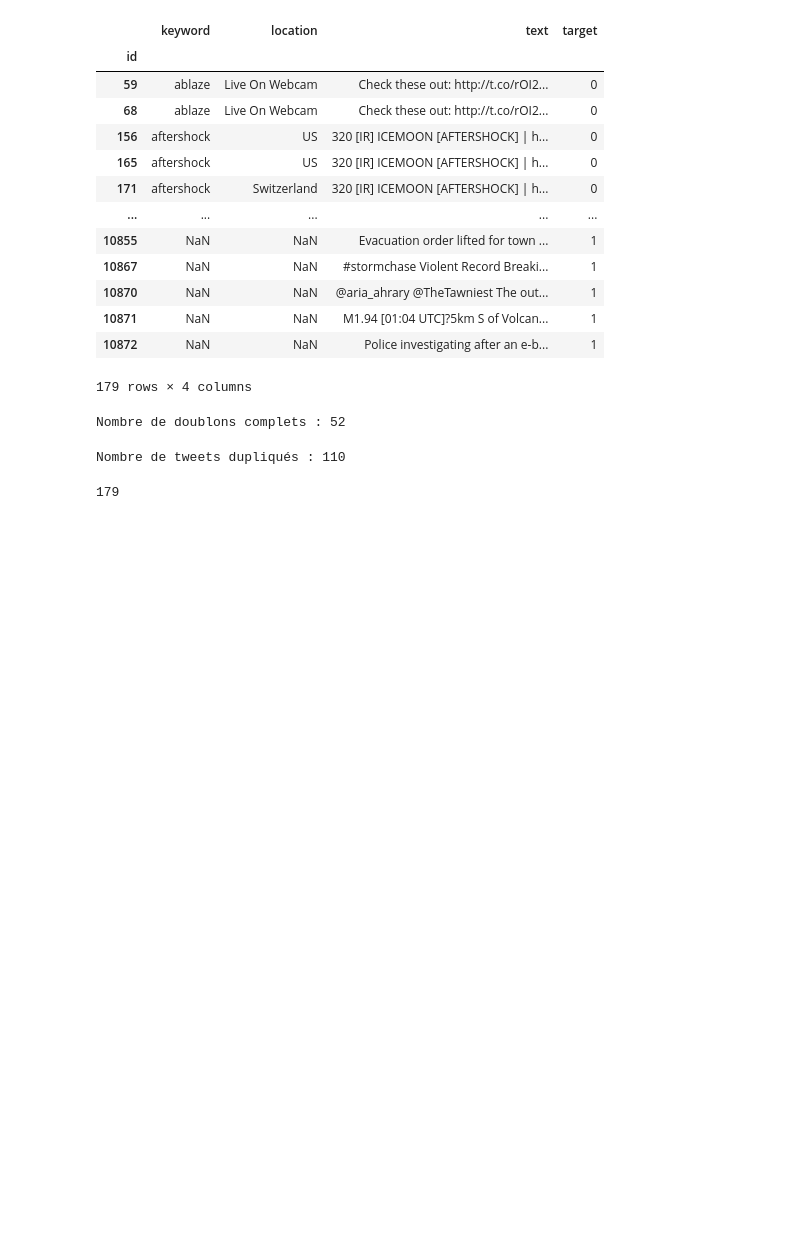
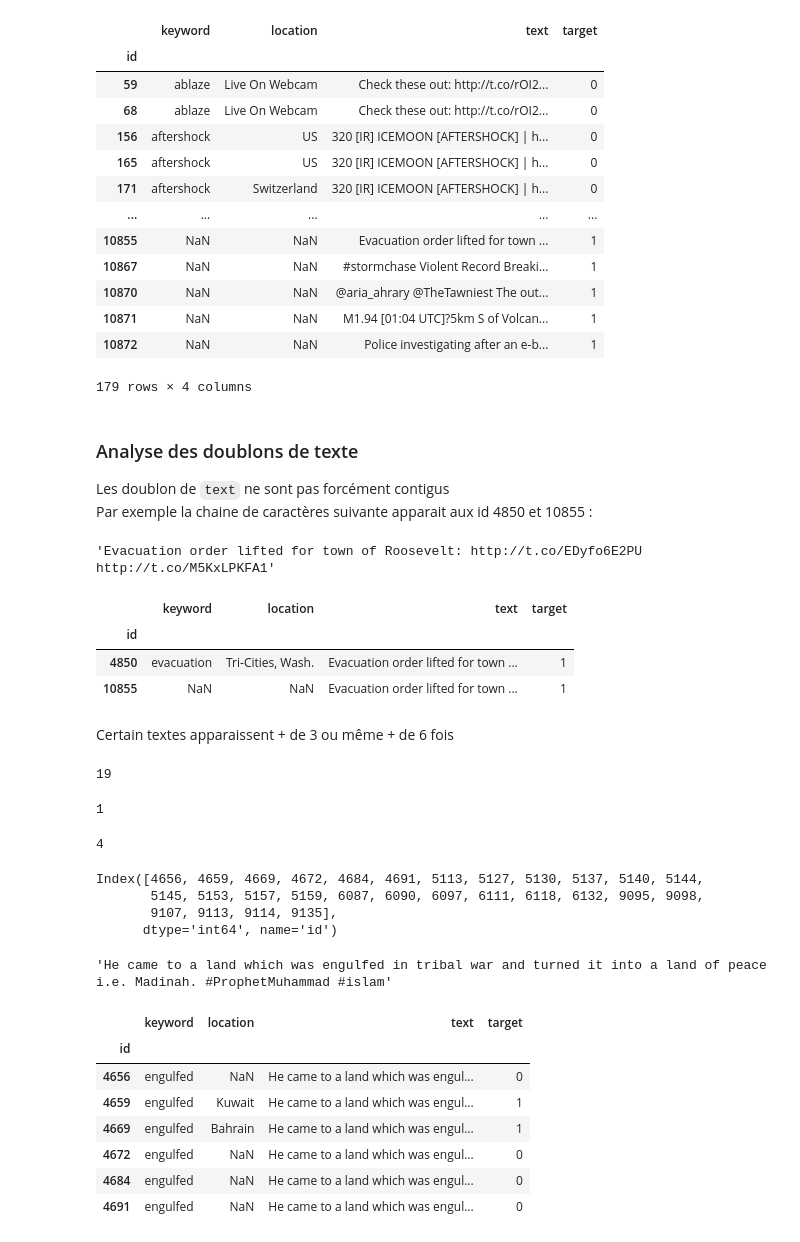
Before and after one commit to pierre-mazard/eye-of-emergency, a Jupyter notebook: notebooks/eye_of_emergency_analysis.ipynb, the cells around one changed output. Drawn from its saved outputs; the diff is of its cells as text; code cells hidden in the pictures; blank space fills up the shorter version.

```diff
--- a/notebooks/eye_of_emergency_analysis.ipynb
+++ b/notebooks/eye_of_emergency_analysis.ipynb
@@ -182,16 +192,65 @@ df[df['text'].duplicated(keep=False)]
 | 10871 | NaN | NaN | M1.94 [01:04 UTC]?5km S of Volcan... | 1 |
 | 10872 | NaN | NaN | Police investigating after an e-b... | 1 |
 179 rows × 4 columns
-# %%
-print(f"Nombre de doublons complets : {df.duplicated().sum()}")
-# %% [output]
-Nombre de doublons complets : 52
-# %%
-print(f"Nombre de tweets dupliqués : {df['text'].duplicated().sum()}")
-# %% [output]
-Nombre de tweets dupliqués : 110
-# %%
-# Compte les doublons de texte
-df['text'].value_counts()[lambda x: x > 1].sum()
-# %% [output]
-179
+# %% [markdown]
+### Analyse des doublons de texte
+
+Les doublon de `text` ne sont pas forcément contigus<br>
+Par exemple la chaine de caractères suivante apparait aux id 4850 et 10855 :
+# %%
+df.loc[10855,'text']
+# %% [output]
+'Evacuation order lifted for town of Roosevelt: http://t.co/EDyfo6E2PU http://t.co/M5KxLPKFA1'
+# %%
+df[df['text'] == 'Evacuation order lifted for town of Roosevelt: http://t.co/EDyfo6E2PU http://t.co/M5KxLPKFA1']
+# %% [output]
+|  | keyword | location | text | target |
+| id |  |  |  |  |
+| 4850 | evacuation | Tri-Cities, Wash. | Evacuation order lifted for town ... | 1 |
+| 10855 | NaN | NaN | Evacuation order lifted for town ... | 1 |
+# %% [markdown]
+Certain textes apparaissent + de 3 ou même + de 6 fois
+# %%
+# combien de textes apparaissent plus de 2 fois
+df['text'].value_counts()[lambda x: x > 2].shape[0]
+# %% [output]
+19
+# %%
+# combien de textes apparaissent plus de 6 fois
+df['text'].value_counts()[lambda x: x > 6].shape[0]
+# %% [output]
+1
+# %%
+# combien de textes apparaissent plus de 5 fois
+df['text'].value_counts()[lambda x: x > 5].shape[0]
+# %% [output]
+4
+# %%
+# Textes qui apparaissent plus de 5 fois
+texts_over_6 = df['text'].value_counts()[lambda x: x > 5].index
+
+# Filtrer les lignes correspondantes
+filtered_df = df[df['text'].isin(texts_over_6)]
+
+# Affiche les id des lignes correspondantes
+print(filtered_df.index)
+# %% [output]
+Index([4656, 4659, 4669, 4672, 4684, 4691, 5113, 5127, 5130, 5137, 5140, 5144,
+       5145, 5153, 5157, 5159, 6087, 6090, 6097, 6111, 6118, 6132, 9095, 9098,
+       9107, 9113, 9114, 9135],
+      dtype='int64', name='id')
+# %%
+df.loc[4656,'text']
+# %% [output]
+'He came to a land which was engulfed in tribal war and turned it into a land of peace i.e. Madinah. #ProphetMuhammad #islam'
+# %%
+df[df['text']=='He came to a land which was engulfed in tribal war and turned it into a land of peace i.e. Madinah. #ProphetMuhammad #islam']
+# %% [output]
+|  | keyword | location | text | target |
+| id |  |  |  |  |
+| 4656 | engulfed | NaN | He came to a land which was engul... | 0 |
+| 4659 | engulfed | Kuwait | He came to a land which was engul... | 1 |
+| 4669 | engulfed | Bahrain | He came to a land which was engul... | 1 |
+| 4672 | engulfed | NaN | He came to a land which was engul... | 0 |
+| 4684 | engulfed | NaN | He came to a land which was engul... | 0 |
+| 4691 | engulfed | NaN | He came to a land which was engul... | 0 |
```
Also changed, not shown: parts of 22 cells of this notebook.
